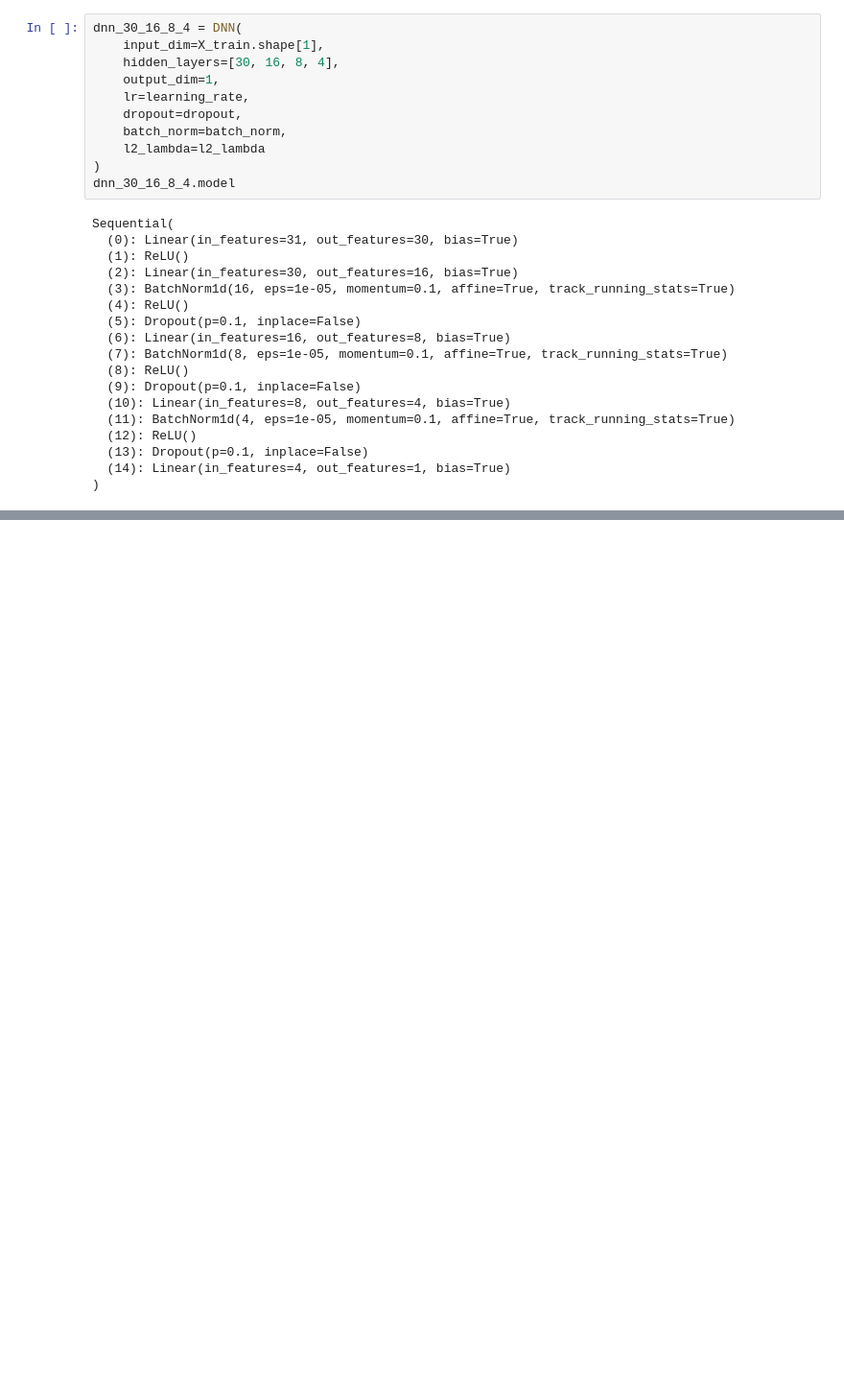
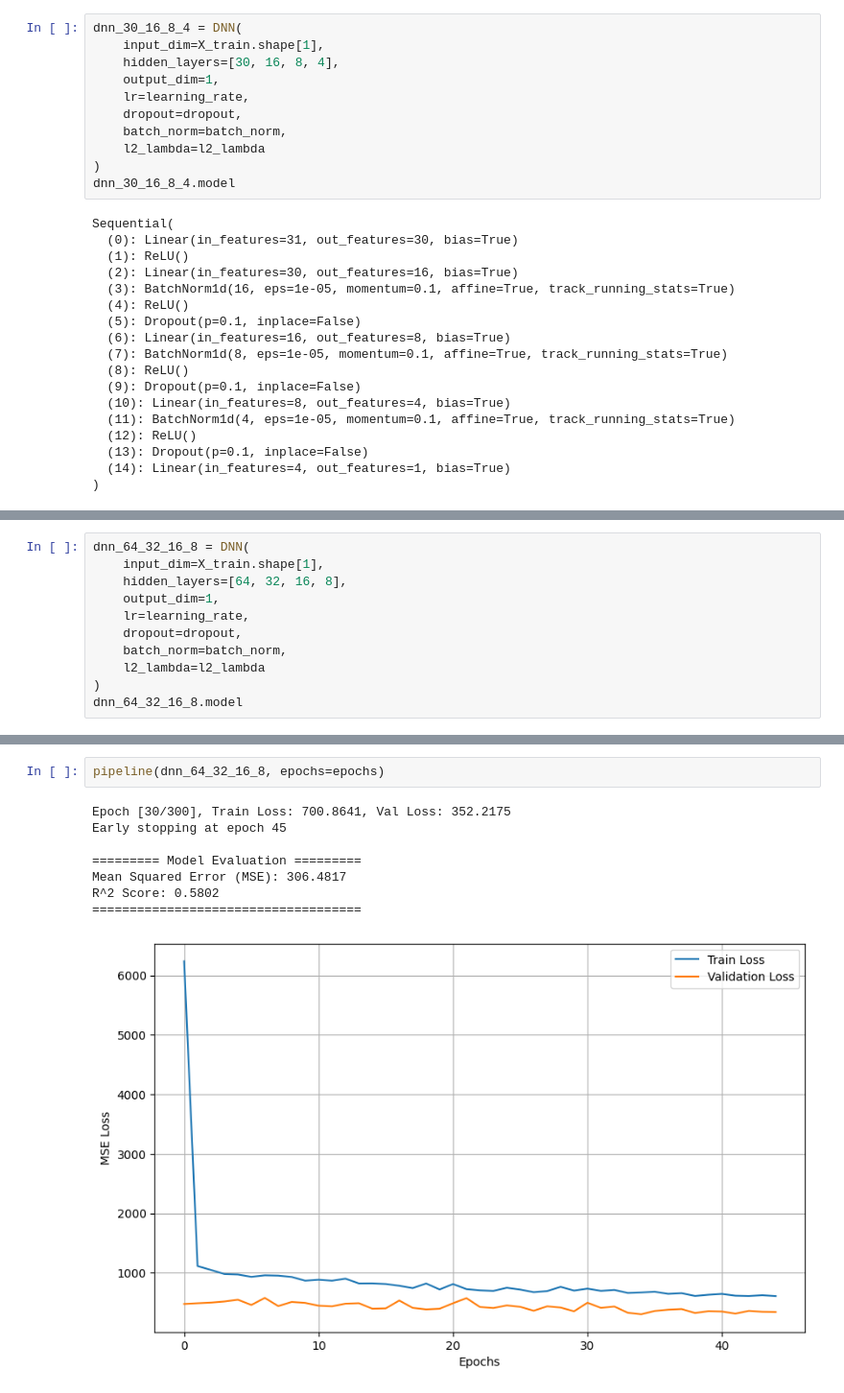
Before and after one commit to toan-ly/CS-5137-Deep-Learning, a Jupyter notebook: homework1/src/run_dnn.ipynb, the cells around one changed output, grey strips where cells are left out. Shown: that part at 96% size. Cells and saved outputs as stored; diff of their text form; blank space fills up the shorter version.

```diff
--- a/homework1/src/run_dnn.ipynb
+++ b/homework1/src/run_dnn.ipynb
@@ -233,0 +220,11 @@ R^2 Score: 0.4804
+# %%
+dnn_64_32_16_8 = DNN(
+    input_dim=X_train.shape[1],
+    hidden_layers=[64, 32, 16, 8],
+    output_dim=1,
+    lr=learning_rate,
+    dropout=dropout,
+    batch_norm=batch_norm,
+    l2_lambda=l2_lambda
+)
+dnn_64_32_16_8.model
@@ -233,0 +249,11 @@ R^2 Score: 0.4804
+# %%
+pipeline(dnn_64_32_16_8, epochs=epochs)
+# %% [output]
+Epoch [30/300], Train Loss: 700.8641, Val Loss: 352.2175
+Early stopping at epoch 45
+
+========= Model Evaluation =========
+Mean Squared Error (MSE): 306.4817
+R^2 Score: 0.5802
+====================================
+[figure, added]
```
Also changed, not shown: parts of 15 cells of this notebook, 21 other files.
